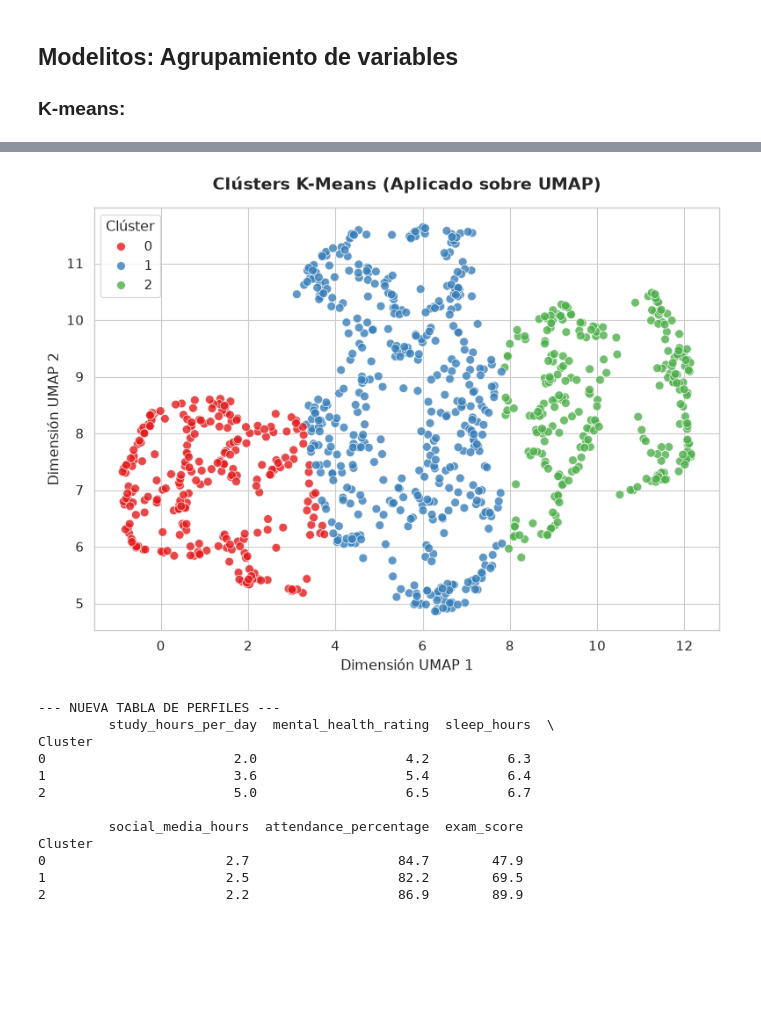
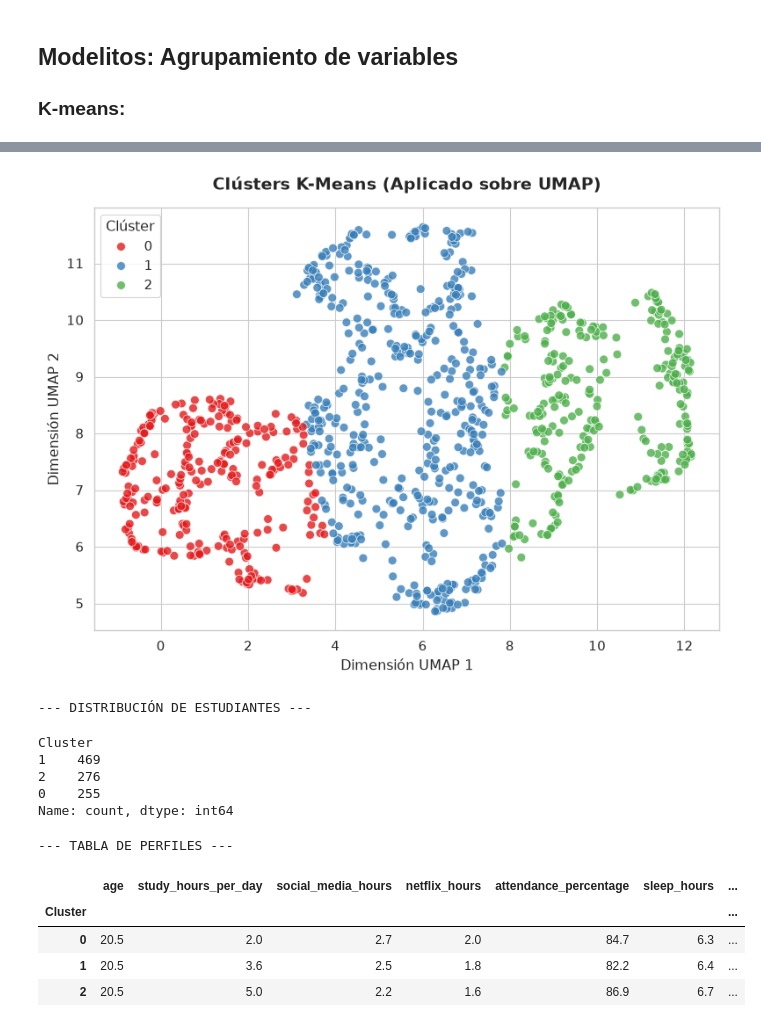
Before and after one commit to gapalfaro-cmyk/Proyecto-de-fin-de-modulo-6---Alfaro-Badillo-Cruz-Perez-Rupit, a Jupyter notebook: Modulo_VI_Equipo_15_Habits.ipynb, the cells around one changed output, grey strips where cells are left out. Saved outputs shown, nothing was run; the diff lists cells and outputs as text; code cells hidden in the pictures; blank space fills up the shorter version.

```diff
--- a/Modulo_VI_Equipo_15_Habits.ipynb
+++ b/Modulo_VI_Equipo_15_Habits.ipynb
@@ -447,44 +431,44 @@ Cluster
 # %%
 
-# 1. El truco maestro: Entrenar K-Means SOBRE las coordenadas de UMAP
-kmeans_mejorado = KMeans(n_clusters=3, random_state=42, n_init=10)
-# ¡OJO AQUÍ! Cambiamos X_procesado_array por X_umap
-etiquetas_mejoradas = kmeans_mejorado.fit_predict(X_umap)
+kmeans_umap = KMeans(n_clusters=3, random_state=42, n_init=10)
+# Cambiamos X_procesado_array por X_umap
+etiquetas_kmeans_umap = kmeans_umap.fit_predict(X_umap)
 
-# 2. Visualización: Ahora sí deberían coincidir los colores con las formas
 plt.figure(figsize=(8, 6))
 sns.set_theme(style="whitegrid", context="paper", font_scale=1.2)
 
-sns.scatterplot(x=X_umap[:, 0], y=X_umap[:, 1], hue=etiquetas_mejoradas,
+sns.scatterplot(x=X_umap[:, 0], y=X_umap[:, 1], hue=etiquetas_kmeans_umap,
                 palette='Set1', s=50, alpha=0.8)
 
 plt.title('Clústers K-Means (Aplicado sobre UMAP)', fontsize=14, pad=15, fontweight='bold')
 plt.xlabel('Dimensión UMAP 1')
 plt.ylabel('Dimensión UMAP 2')
 plt.legend(title='Clúster')
 plt.tight_layout()
 plt.show()
 
-# 3. La nueva tabla de análisis
-df_analisis_mejorado = df_habits.copy()
-df_analisis_mejorado['exam_score'] = exam_scores
-df_analisis_mejorado['Cluster'] = etiquetas_mejoradas
+df_analisis_kmeans_umap = df_habits.copy()
+df_analisis_kmeans_umap['exam_score'] = exam_scores
+df_analisis_kmeans_umap['Cluster'] = etiquetas_kmeans_umap
 
-resumen_mejorado = df_analisis_mejorado.groupby('Cluster').mean(numeric_only=True).round(1)
+print("\n--- DISTRIBUCIÓN DE ESTUDIANTES ---\n")
+display(df_analisis_kmeans_umap['Cluster'].value_counts())
 
-print("\n--- NUEVA TABLA DE PERFILES ---")
-print(resumen_mejorado[['study_hours_per_day', 'mental_health_rating', 'sleep_hours', 'social_media_hours', 'attendance_percentage', 'exam_score']])
+resumen_kmeans_umap = df_analisis_kmeans_umap.groupby('Cluster').mean(numeric_only=True).round(1)
+
+print("\n--- TABLA DE PERFILES ---\n")
+display(resumen_kmeans_umap)
 # %% [output]
 [figure]
---- NUEVA TABLA DE PERFILES ---
-         study_hours_per_day  mental_health_rating  sleep_hours  \
-Cluster
-0                        2.0                   4.2          6.3
-1                        3.6                   5.4          6.4
-2                        5.0                   6.5          6.7
-
-         social_media_hours  attendance_percentage  exam_score
-Cluster
-0                       2.7                   84.7        47.9
-1                       2.5                   82.2        69.5
-2                       2.2                   86.9        89.9
+--- DISTRIBUCIÓN DE ESTUDIANTES ---
+Cluster
+1    469
+2    276
+0    255
+Name: count, dtype: int64
+--- TABLA DE PERFILES ---
+|  | age | study_hours_per_day | social_media_hours | netflix_hours | attendance_percentage | sleep_hours | ... |
+| Cluster |  |  |  |  |  |  | ... |
+| 0 | 20.5 | 2.0 | 2.7 | 2.0 | 84.7 | 6.3 | ... |
+| 1 | 20.5 | 3.6 | 2.5 | 1.8 | 82.2 | 6.4 | ... |
+| 2 | 20.5 | 5.0 | 2.2 | 1.6 | 86.9 | 6.7 | ... |
```
Also changed, not shown: parts of 6 cells of this notebook, 2 other files.
